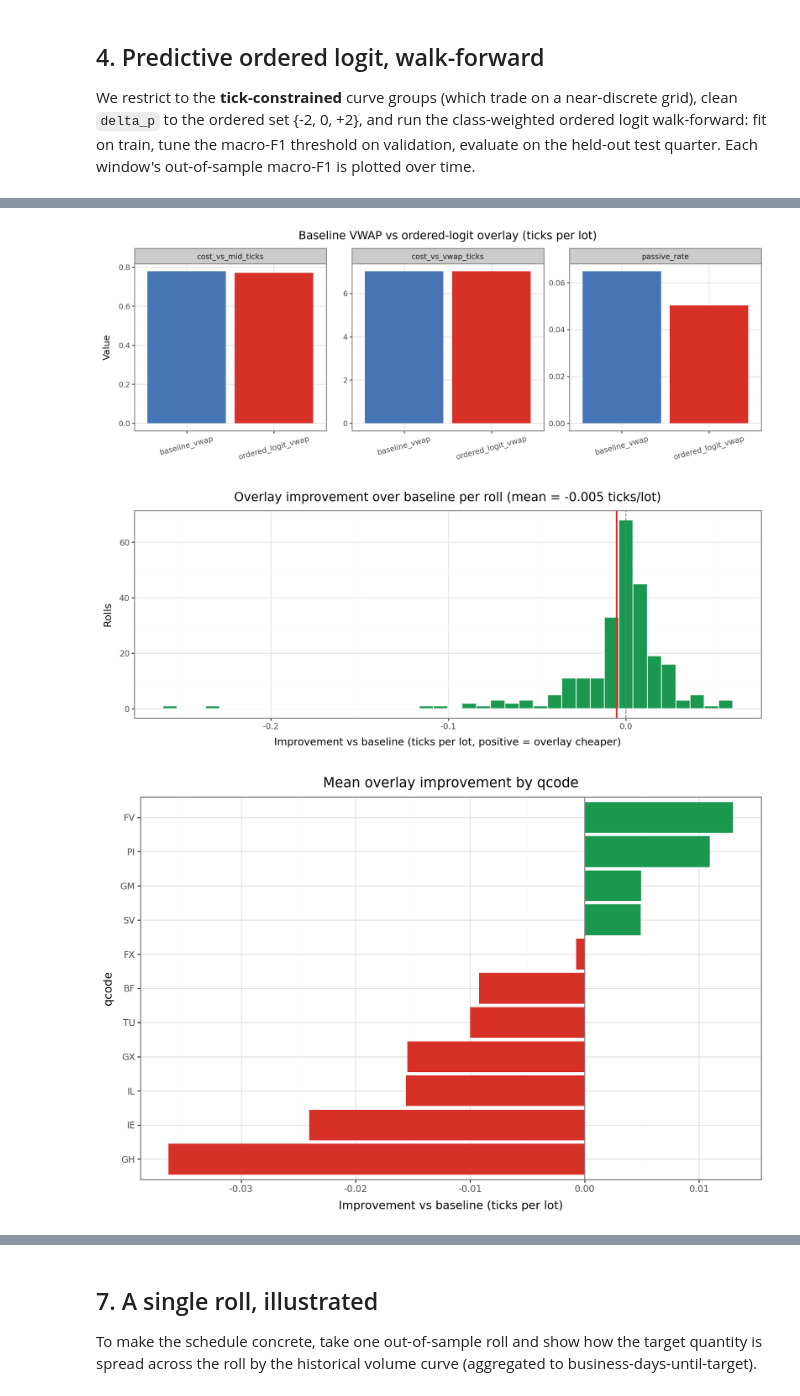
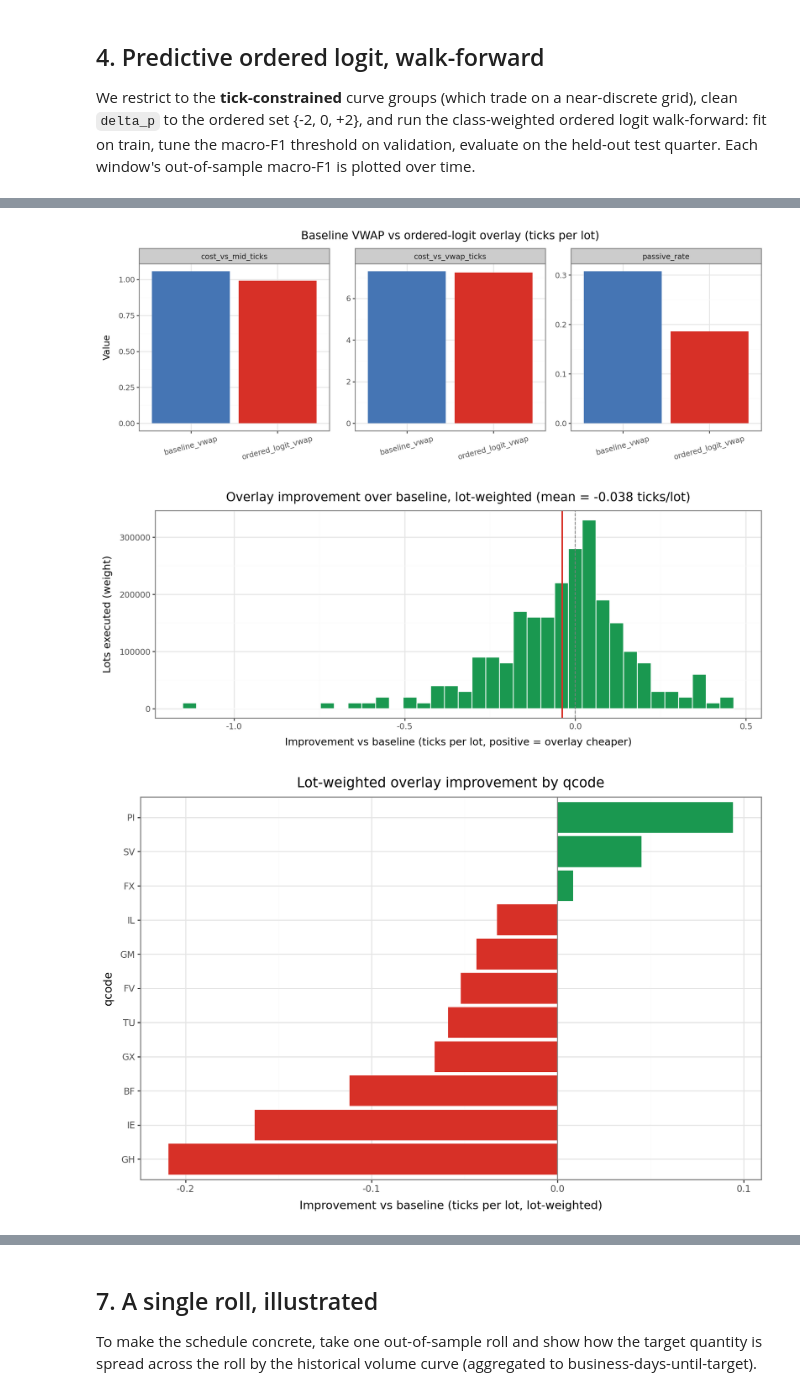
Before and after one commit to qe-internship-wjw/ip1, a Jupyter notebook: notebooks/03_vwap_backtest.ipynb, the cells around one changed output, grey strips where cells are left out. Saved outputs shown, nothing was run; the diff lists cells and outputs as text; code cells hidden in the pictures.

Commit message:
Prototype vwap overlay

```diff
--- a/notebooks/03_vwap_backtest.ipynb
+++ b/notebooks/03_vwap_backtest.ipynb
@@ -44,6 +44,8 @@ from src.vwap import (
 
 pl.Config.set_tbl_rows(20)
 pl.Config.set_tbl_cols(30)
-TARGET_QTY = 10_000          # lots to roll per security
-DIRECTION  = 'buy'           # buying calendar spreads
-FILL_MODEL = 'hilo'          # price-range fills (needs HIGH/LOW)
+TARGET_QTY  = 10_000         # lots to roll per security
+DIRECTION   = 'buy'          # buying calendar spreads
+FILL_MODEL  = 'queue'         # price-range fills (needs HIGH/LOW)
+WINDOW      = 12              # order survival window in bins (1 = naive single-bin)
+WINDOW_GRID = [1, 2, 3, 4, 6, 12]  # 5 min .. 30 min, for the window-size sweep
@@ -242,8 +255,13 @@ print('predicted target bins:', preds.shape,
 
 summary, per_sec = run_improved_vwap_backtest(
     df_cs, preds, df_signals,
-    target_qty=TARGET_QTY, direction=DIRECTION, fill_model=FILL_MODEL, framework='ticks',
+    target_qty=TARGET_QTY, direction=DIRECTION, fill_model=FILL_MODEL, window=WINDOW, framework='ticks',
 )
+# `per_sec.total_qty` = lots executed per roll (follows the volume curve; = TARGET_QTY by
+# conservation). It is the correct PER-LOT weight for aggregating per-roll improvement -- the same
+# lots that summary['improvement_vs_baseline'] pools over. Weighting by *market* volume instead is
+# a different quantity that over-weights high-volume rolls and can flip the aggregate's sign.
+
 # Headline framework is ticks per lot; bp columns are present too.
 summary.select('strategy', 'framework', 'passive_rate', 'exec_avg_price',
                'cost_vs_vwap_ticks', 'cost_vs_mid_ticks', 'cost_vs_vwap_bp', 'improvement_vs_baseline')
@@ -271,54 +289,61 @@ shape: (2, 8)
 # %%
 # Head-to-head: passive rate and cost vs VWAP / mid (ticks per lot), baseline vs overlay.
 sm = summary.select('strategy', 'passive_rate', 'cost_vs_vwap_ticks', 'cost_vs_mid_ticks').to_pandas()
 sm_long = sm.melt(id_vars='strategy', var_name='metric', value_name='value')
 sm_long['strategy'] = pd.Categorical(sm_long['strategy'], ['baseline_vwap', 'ordered_logit_vwap'])
 
 p_cmp = (
     ggplot(sm_long, aes('strategy', 'value', fill='strategy'))
     + geom_col(show_legend=False)
     + facet_wrap('~metric', scales='free_y')
     + scale_fill_manual(values={'baseline_vwap': '#4575b4', 'ordered_logit_vwap': '#d73027'})
     + labs(title='Baseline VWAP vs ordered-logit overlay (ticks per lot)', x='', y='Value')
     + theme_bw(base_size=11) + theme(figure_size=(11, 4), axis_text_x=element_text(rotation=15))
 )
 display(p_cmp)
 
-# Per-roll improvement of the overlay over the baseline (positive = overlay cheaper), in ticks/lot.
+# Per-roll improvement (positive = overlay cheaper), ticks/lot. PER-LOT basis: the histogram and the
+# red mean line are weighted by lots executed per roll ('total_qty'), so the mean agrees in sign with
+# summary['improvement_vs_baseline'] (NOT a market-volume weighting, which flipped the sign).
 ps = per_sec.drop_nulls('improvement_vs_vwap').to_pandas()
-mean_impr = ps['improvement_vs_vwap'].mean()
+lot_mean = np.average(ps['improvement_vs_vwap'], weights=ps['total_qty'])
 p_impr = (
-    ggplot(ps, aes('improvement_vs_vwap'))
+    ggplot(ps, aes('improvement_vs_vwap', weight='total_qty'))
     + geom_histogram(bins=40, fill='#1a9850', color='white')
     + geom_vline(xintercept=0, linetype='dashed', color='grey')
-    + geom_vline(xintercept=mean_impr, color='#d73027', size=1)
-    + labs(title=f'Overlay improvement over baseline per roll (mean = {mean_impr:+.3f} ticks/lot)',
-           x='Improvement vs baseline (ticks per lot, positive = overlay cheaper)', y='Rolls')
+    + geom_vline(xintercept=lot_mean, color='#d73027', size=1)
+    + labs(title=f'Overlay improvement over baseline, lot-weighted (mean = {lot_mean:+.3f} ticks/lot)',
+           x='Improvement vs baseline (ticks per lot, positive = overlay cheaper)',
+           y='Lots executed (weight)')
     + theme_bw(base_size=11) + theme(figure_size=(10, 4))
 )
 display(p_impr)
 # %% [output]
-[figure, old version]
+[figure, new version]
-[figure, old version]
+[figure, new version]
 # %%
-# Where does the overlay help or hurt? Improvement by qcode (ticks per lot).
+# Where does the overlay help or hurt? Per-qcode improvement, weighted by lots executed (per-lot):
+# within each qcode, rolls are weighted by their executed lots ('total_qty'), matching summary.
 by_q = (
     per_sec.drop_nulls('improvement_vs_vwap')
     .group_by('qcode').agg(
-        mean_improvement_ticks=pl.col('improvement_vs_vwap').mean(),
+        lot_improvement_ticks=(pl.col('improvement_vs_vwap') * pl.col('total_qty')).sum()
+                              / pl.col('total_qty').sum(),
         rolls=pl.len(),
-    ).sort('mean_improvement_ticks')
+        lots=pl.col('total_qty').sum(),
+    ).sort('lot_improvement_ticks')
     .to_pandas()
 )
 by_q['qcode'] = pd.Categorical(by_q['qcode'], categories=by_q['qcode'].tolist(), ordered=True)
 (
-    ggplot(by_q, aes('qcode', 'mean_improvement_ticks', fill='mean_improvement_ticks > 0'))
+    ggplot(by_q, aes('qcode', 'lot_improvement_ticks', fill='lot_improvement_ticks > 0'))
     + geom_col(show_legend=False)
     + geom_hline(yintercept=0, color='grey')
     + scale_fill_manual(values={True: '#1a9850', False: '#d73027'})
     + coord_flip()
-    + labs(title='Mean overlay improvement by qcode', x='qcode', y='Improvement vs baseline (ticks per lot)')
+    + labs(title='Lot-weighted overlay improvement by qcode', x='qcode',
+           y='Improvement vs baseline (ticks per lot, lot-weighted)')
     + theme_bw(base_size=11) + theme(figure_size=(9, 6))
 )
 # %% [output]
-[figure, old version]
+[figure, new version]
```
Also changed, not shown: parts of 10 cells of this notebook, 2 other files.
